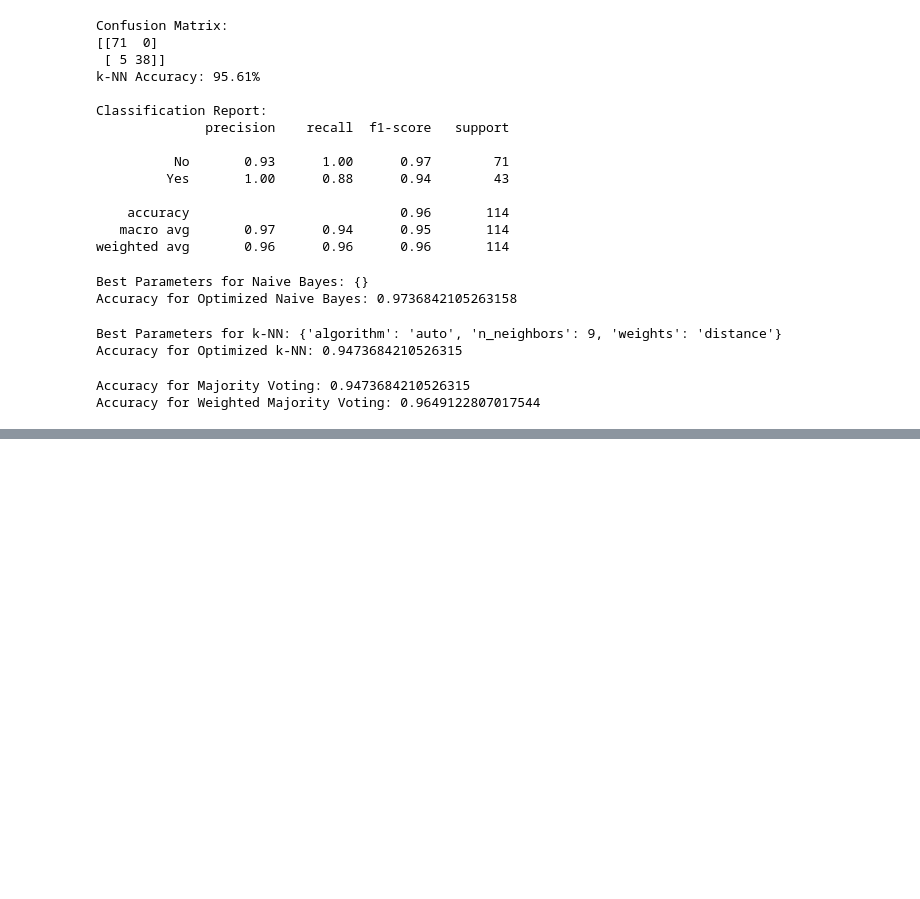
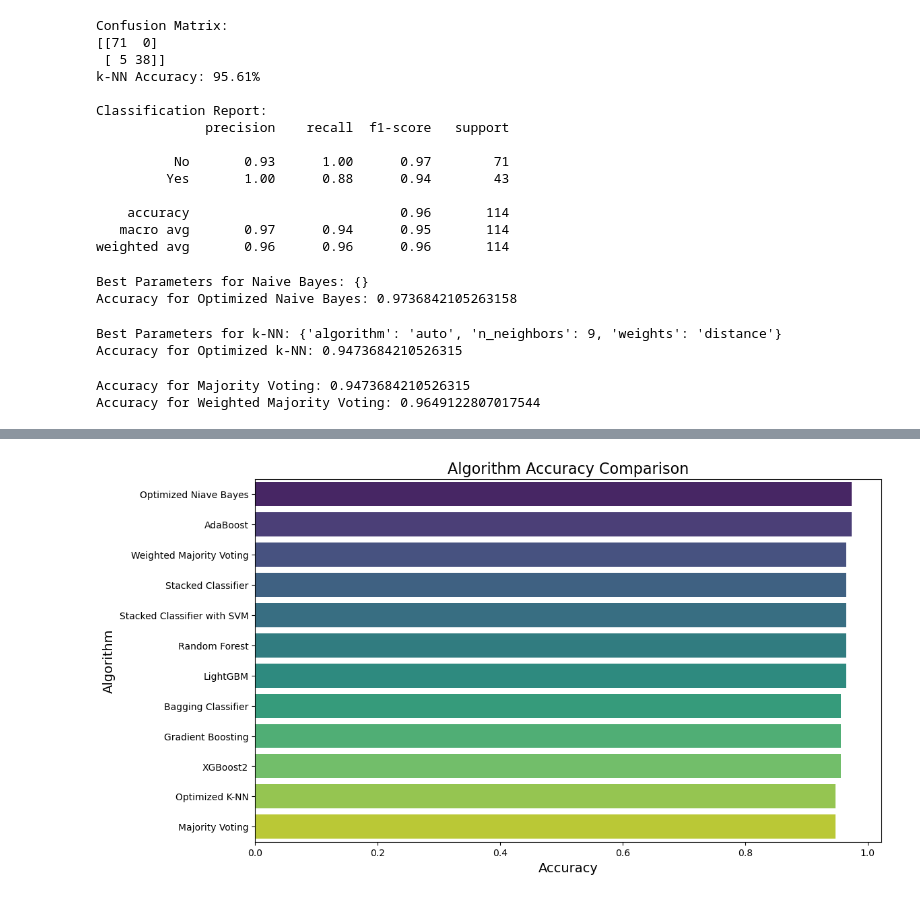
Before and after one commit to JoaoRFigueiredo/MEI-SIC, a Jupyter notebook: Ano1/MINDD/PL/Aula4/ficha_4.ipynb, the cells around one changed output, grey strips where cells are left out. Saved outputs shown, nothing was run; the diff lists cells and outputs as text; code cells hidden in the pictures; blank space fills up the shorter version.

```diff
--- a/Ano1/MINDD/PL/Aula4/ficha_4.ipynb
+++ b/Ano1/MINDD/PL/Aula4/ficha_4.ipynb
@@ -245,6 +249,9 @@ print("Accuracy for Majority Voting:", accuracy_score(y_test, y_pred_majority))
 
 y_pred_weighted = weighted_voting_classifier.predict(X_test)
 print("Accuracy for Weighted Majority Voting:", accuracy_score(y_test, y_pred_weighted))
+
+alg_accuracy_scores['Majority Voting'] = accuracy_score(y_test, y_pred_majority)
+alg_accuracy_scores['Weighted Majority Voting'] = accuracy_score(y_test, y_pred_weighted)
 # %% [output]
 Accuracy for Majority Voting: 0.9473684210526315
 Accuracy for Weighted Majority Voting: 0.9649122807017544
@@ -254,0 +301,24 @@ Accuracy for Weighted Majority Voting: 0.9649122807017544
+# %%
+
+#ii) support Vector Machines
+
+from sklearn.ensemble import StackingClassifier
+from sklearn.svm import SVC
+
+gnb_optimized = GaussianNB(**gs_naive_bayes.best_params_)
+knn_optimized = KNeighborsClassifier(**gs_knn.best_params_)
+
+stacked_classifier_svm = StackingClassifier(
+    estimators=[
+        ('gnb', gnb_optimized),
+        ('knn', knn_optimized)
+    ],
+    final_estimator=SVC(probability=True)
+)
+
+stacked_classifier_svm.fit(X_train, y_train)
+
+y_pred_stacked_svm = stacked_classifier_svm.predict(X_test)
+print("Accuracy for Stacked Classifier with SVM:", accuracy_score(y_test, y_pred_stacked_svm))
+
+alg_accuracy_scores['Stacked Classifier with SVM'] =  accuracy_score(y_test, y_pred_stacked_svm)
@@ -254,0 +444,20 @@ Accuracy for Weighted Majority Voting: 0.9649122807017544
+# %%
+#ex8
+#Compare performance from algorithms
+
+# Set up the matplotlib figure
+plt.figure(figsize=(12, 7))
+
+# Sorting values for better visualization
+sorted_names = sorted(alg_accuracy_scores, key=lambda x: alg_accuracy_scores[x], reverse=True)
+sorted_scores = [alg_accuracy_scores[name] for name in sorted_names]
+
+sns.barplot(x=sorted_scores, y=sorted_names, palette="viridis")
+
+# Setting title and labels
+plt.title('Algorithm Accuracy Comparison', fontsize=16)
+plt.xlabel('Accuracy', fontsize=14)
+plt.ylabel('Algorithm', fontsize=14)
+plt.show()
+# %% [output]
+[figure, added]
```
Also changed, not shown: parts of 8 cells of this notebook.
